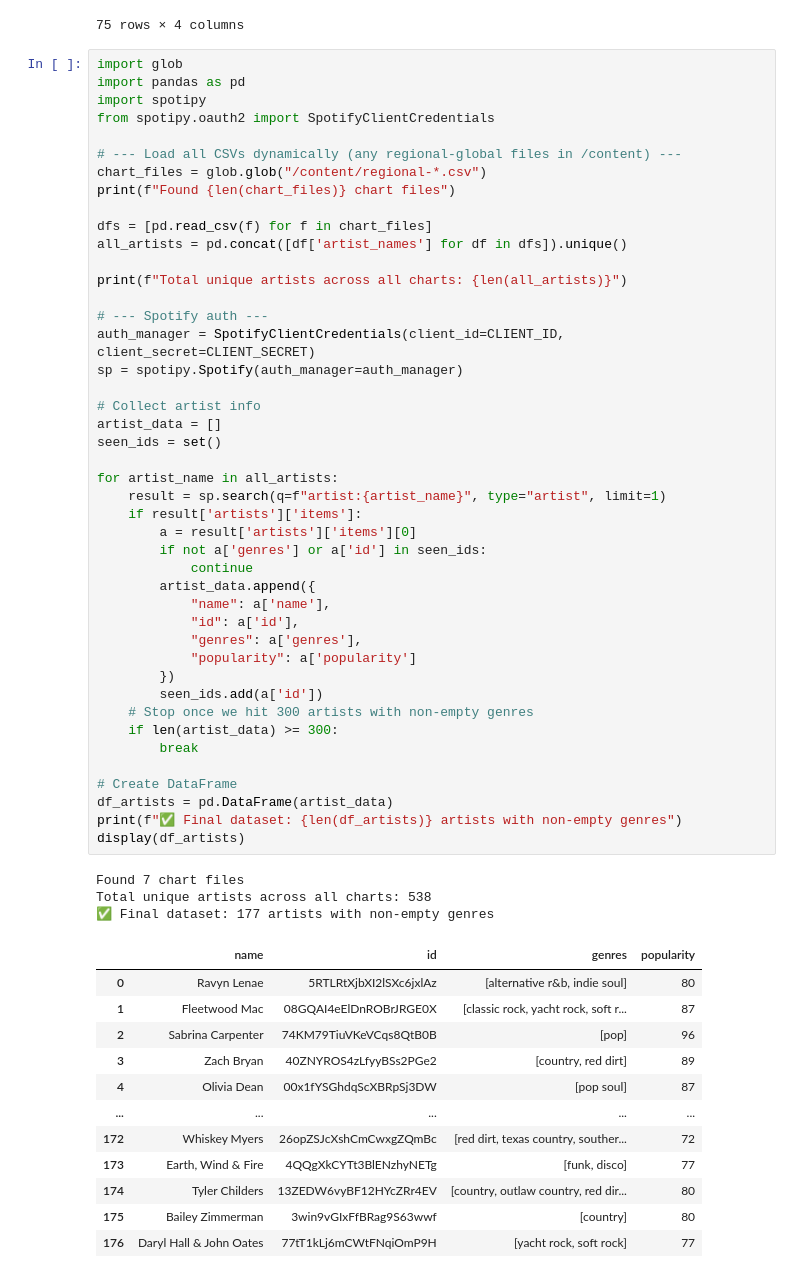
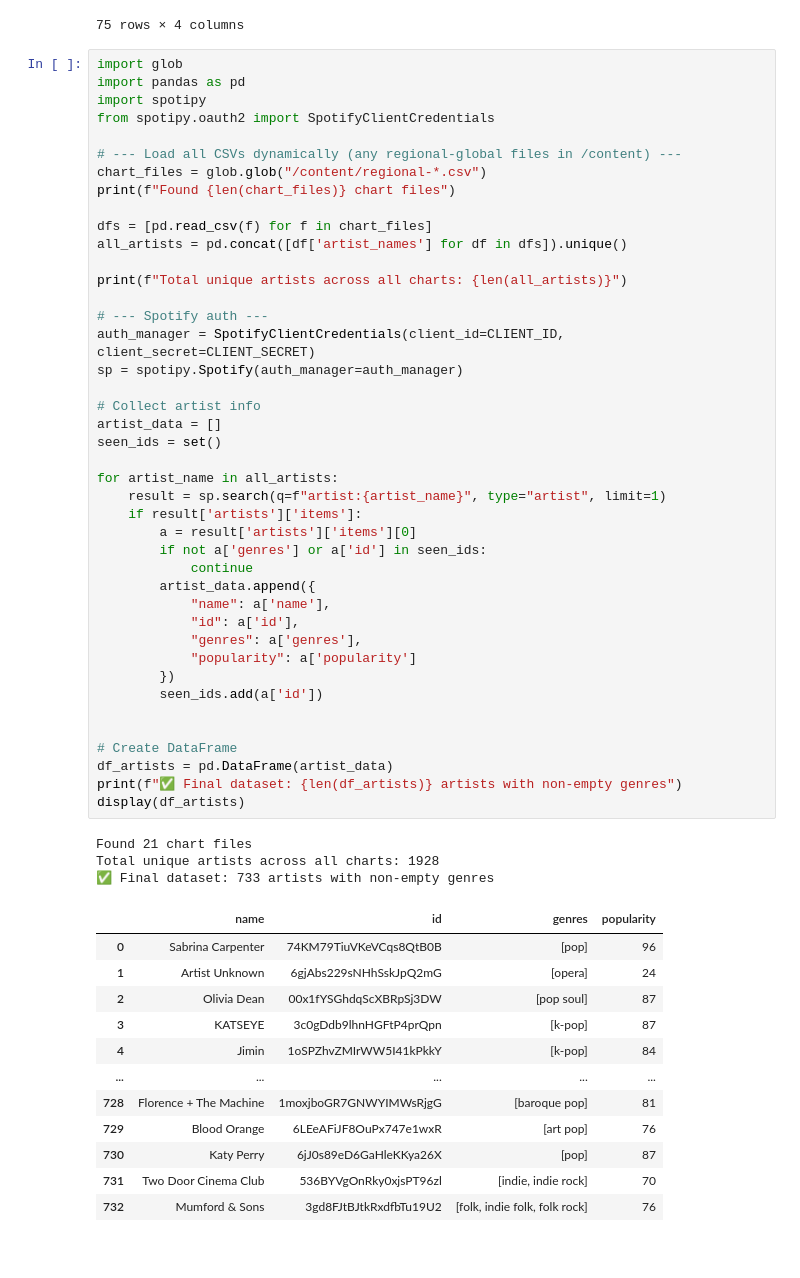
Before and after one commit to aljoharas/datascience, a Jupyter notebook: spotifyproject.ipynb, the cells around one changed output. Saved outputs shown, nothing was run; the diff lists cells and outputs as text.

```diff
--- a/spotifyproject.ipynb
+++ b/spotifyproject.ipynb
@@ -198,47 +204,45 @@ all_artists = pd.concat([df['artist_names'] for df in dfs]).unique()
 print(f"Total unique artists across all charts: {len(all_artists)}")
 
 # --- Spotify auth ---
 auth_manager = SpotifyClientCredentials(client_id=CLIENT_ID, client_secret=CLIENT_SECRET)
 sp = spotipy.Spotify(auth_manager=auth_manager)
 
 # Collect artist info
 artist_data = []
 seen_ids = set()
 
 for artist_name in all_artists:
     result = sp.search(q=f"artist:{artist_name}", type="artist", limit=1)
     if result['artists']['items']:
         a = result['artists']['items'][0]
         if not a['genres'] or a['id'] in seen_ids:
             continue
         artist_data.append({
             "name": a['name'],
             "id": a['id'],
             "genres": a['genres'],
             "popularity": a['popularity']
         })
         seen_ids.add(a['id'])
-    # Stop once we hit 300 artists with non-empty genres
-    if len(artist_data) >= 300:
-        break
+
 
 # Create DataFrame
 df_artists = pd.DataFrame(artist_data)
 print(f"✅ Final dataset: {len(df_artists)} artists with non-empty genres")
 display(df_artists)
 # %% [output]
-Found 7 chart files
-Total unique artists across all charts: 538
-✅ Final dataset: 177 artists with non-empty genres
+Found 21 chart files
+Total unique artists across all charts: 1928
+✅ Final dataset: 733 artists with non-empty genres
 |  | name | id | genres | popularity |
-| 0 | Ravyn Lenae | 5RTLRtXjbXI2lSXc6jxlAz | [alternative r&b, indie soul] | 80 |
-| 1 | Fleetwood Mac | 08GQAI4eElDnROBrJRGE0X | [classic rock, yacht rock, soft r... | 87 |
-| 2 | Sabrina Carpenter | 74KM79TiuVKeVCqs8QtB0B | [pop] | 96 |
-| 3 | Zach Bryan | 40ZNYROS4zLfyyBSs2PGe2 | [country, red dirt] | 89 |
-| 4 | Olivia Dean | 00x1fYSGhdqScXBRpSj3DW | [pop soul] | 87 |
+| 0 | Sabrina Carpenter | 74KM79TiuVKeVCqs8QtB0B | [pop] | 96 |
+| 1 | Artist Unknown | 6gjAbs229sNHhSskJpQ2mG | [opera] | 24 |
+| 2 | Olivia Dean | 00x1fYSGhdqScXBRpSj3DW | [pop soul] | 87 |
+| 3 | KATSEYE | 3c0gDdb9lhnHGFtP4prQpn | [k-pop] | 87 |
+| 4 | Jimin | 1oSPZhvZMIrWW5I41kPkkY | [k-pop] | 84 |
 | ... | ... | ... | ... | ... |
-| 172 | Whiskey Myers | 26opZSJcXshCmCwxgZQmBc | [red dirt, texas country, souther... | 72 |
-| 173 | Earth, Wind & Fire | 4QQgXkCYTt3BlENzhyNETg | [funk, disco] | 77 |
-| 174 | Tyler Childers | 13ZEDW6vyBF12HYcZRr4EV | [country, outlaw country, red dir... | 80 |
-| 175 | Bailey Zimmerman | 3win9vGIxFfBRag9S63wwf | [country] | 80 |
-| 176 | Daryl Hall & John Oates | 77tT1kLj6mCWtFNqiOmP9H | [yacht rock, soft rock] | 77 |
+| 728 | Florence + The Machine | 1moxjboGR7GNWYIMWsRjgG | [baroque pop] | 81 |
+| 729 | Blood Orange | 6LEeAFiJF8OuPx747e1wxR | [art pop] | 76 |
+| 730 | Katy Perry | 6jJ0s89eD6GaHleKKya26X | [pop] | 87 |
+| 731 | Two Door Cinema Club | 536BYVgOnRky0xjsPT96zl | [indie, indie rock] | 70 |
+| 732 | Mumford & Sons | 3gd8FJtBJtkRxdfbTu19U2 | [folk, indie folk, folk rock] | 76 |
```
Also changed, not shown: parts of 2 cells of this notebook.
